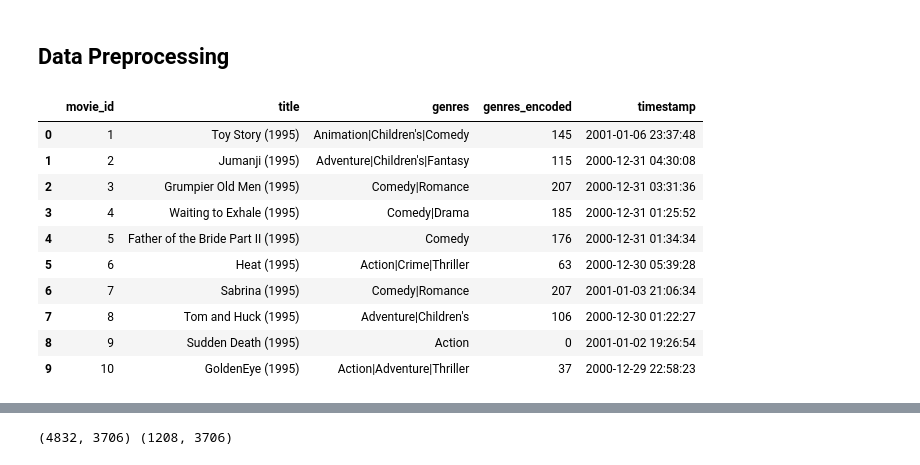
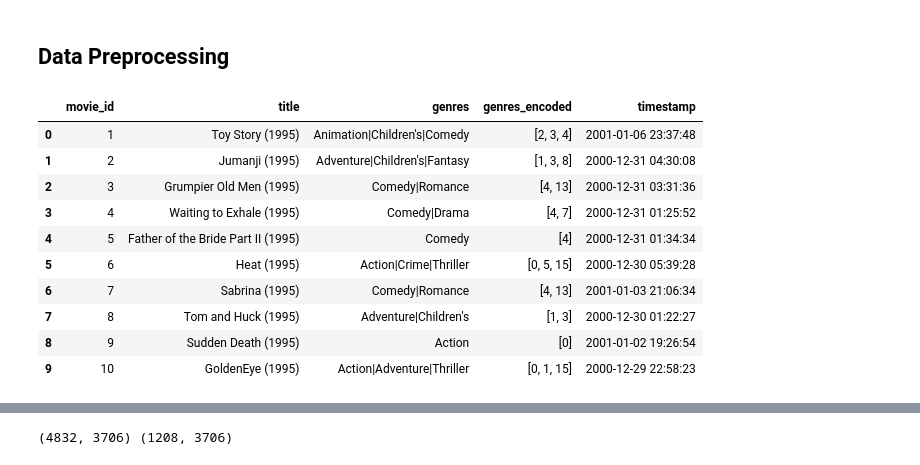
Before and after one commit to Exitarr/collaborative-filtering-based-Recommendation-System, a Jupyter notebook: project.ipynb, the cells around one changed output, grey strips where cells are left out. Drawn from its saved outputs; the diff is of its cells as text; code cells hidden in the pictures.

Commit message:
Label encoding again

```diff
--- a/project.ipynb
+++ b/project.ipynb
@@ -93,29 +93,34 @@ plt.show()
 ## Data Preprocessing
 # %%
 #use Label encoding to encode the genres
+le = LabelEncoder()
+le.fit(genres)
 
-le = LabelEncoder()
+# Step 3: Apply label encoding to each genre in 'movies' DataFrame
 movies_encoded = movies.copy()
-movies_encoded['genres_encoded'] = le.fit_transform(movies['genres'])
+# Encode each genre in the 'genres' column
+movies_encoded['genres_encoded'] = movies_encoded['genres'].apply(
+    lambda x: le.transform(x.split('|')).tolist()  # Split, encode, and store as a list
+)
 
 
 #convert timestamp to datetime
 movies_encoded['timestamp'] = pd.to_datetime(movie_ratings['timestamp'], unit='s')
 
 
 movies_encoded.head(10)
 # %% [output]
 |  | movie_id | title | genres | genres_encoded | timestamp |
-| 0 | 1 | Toy Story (1995) | Animation|Children's|Comedy | 145 | 2001-01-06 23:37:48 |
-| 1 | 2 | Jumanji (1995) | Adventure|Children's|Fantasy | 115 | 2000-12-31 04:30:08 |
-| 2 | 3 | Grumpier Old Men (1995) | Comedy|Romance | 207 | 2000-12-31 03:31:36 |
-| 3 | 4 | Waiting to Exhale (1995) | Comedy|Drama | 185 | 2000-12-31 01:25:52 |
-| 4 | 5 | Father of the Bride Part II (1995) | Comedy | 176 | 2000-12-31 01:34:34 |
-| 5 | 6 | Heat (1995) | Action|Crime|Thriller | 63 | 2000-12-30 05:39:28 |
-| 6 | 7 | Sabrina (1995) | Comedy|Romance | 207 | 2001-01-03 21:06:34 |
-| 7 | 8 | Tom and Huck (1995) | Adventure|Children's | 106 | 2000-12-30 01:22:27 |
-| 8 | 9 | Sudden Death (1995) | Action | 0 | 2001-01-02 19:26:54 |
-| 9 | 10 | GoldenEye (1995) | Action|Adventure|Thriller | 37 | 2000-12-29 22:58:23 |
+| 0 | 1 | Toy Story (1995) | Animation|Children's|Comedy | [2, 3, 4] | 2001-01-06 23:37:48 |
+| 1 | 2 | Jumanji (1995) | Adventure|Children's|Fantasy | [1, 3, 8] | 2000-12-31 04:30:08 |
+| 2 | 3 | Grumpier Old Men (1995) | Comedy|Romance | [4, 13] | 2000-12-31 03:31:36 |
+| 3 | 4 | Waiting to Exhale (1995) | Comedy|Drama | [4, 7] | 2000-12-31 01:25:52 |
+| 4 | 5 | Father of the Bride Part II (1995) | Comedy | [4] | 2000-12-31 01:34:34 |
+| 5 | 6 | Heat (1995) | Action|Crime|Thriller | [0, 5, 15] | 2000-12-30 05:39:28 |
+| 6 | 7 | Sabrina (1995) | Comedy|Romance | [4, 13] | 2001-01-03 21:06:34 |
+| 7 | 8 | Tom and Huck (1995) | Adventure|Children's | [1, 3] | 2000-12-30 01:22:27 |
+| 8 | 9 | Sudden Death (1995) | Action | [0] | 2001-01-02 19:26:54 |
+| 9 | 10 | GoldenEye (1995) | Action|Adventure|Thriller | [0, 1, 15] | 2000-12-29 22:58:23 |
 # %%
 #User-Item Matrix
 
```
